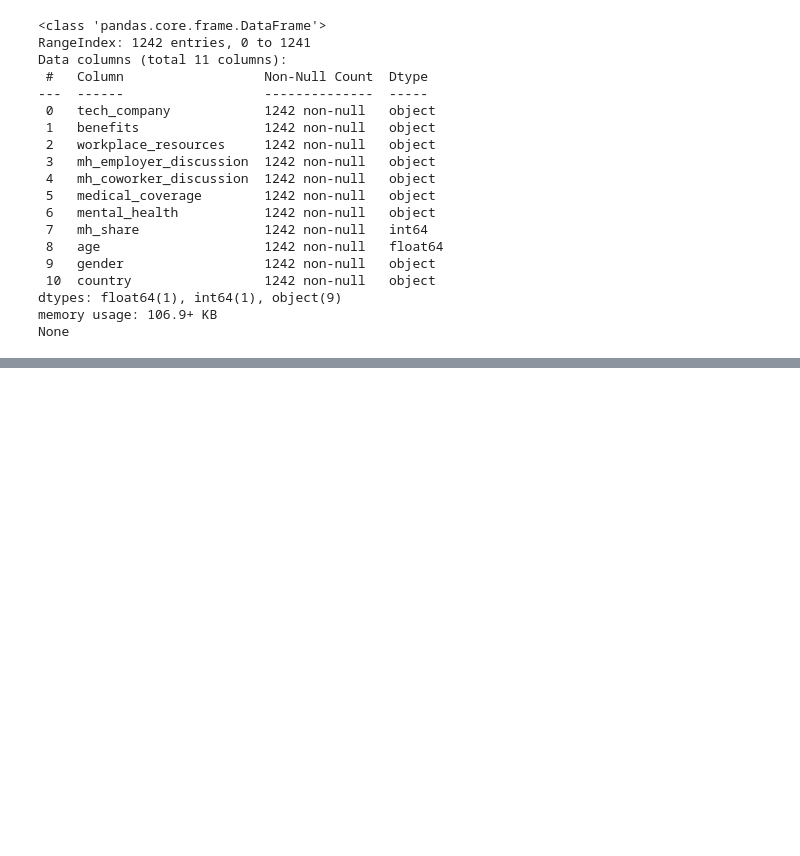
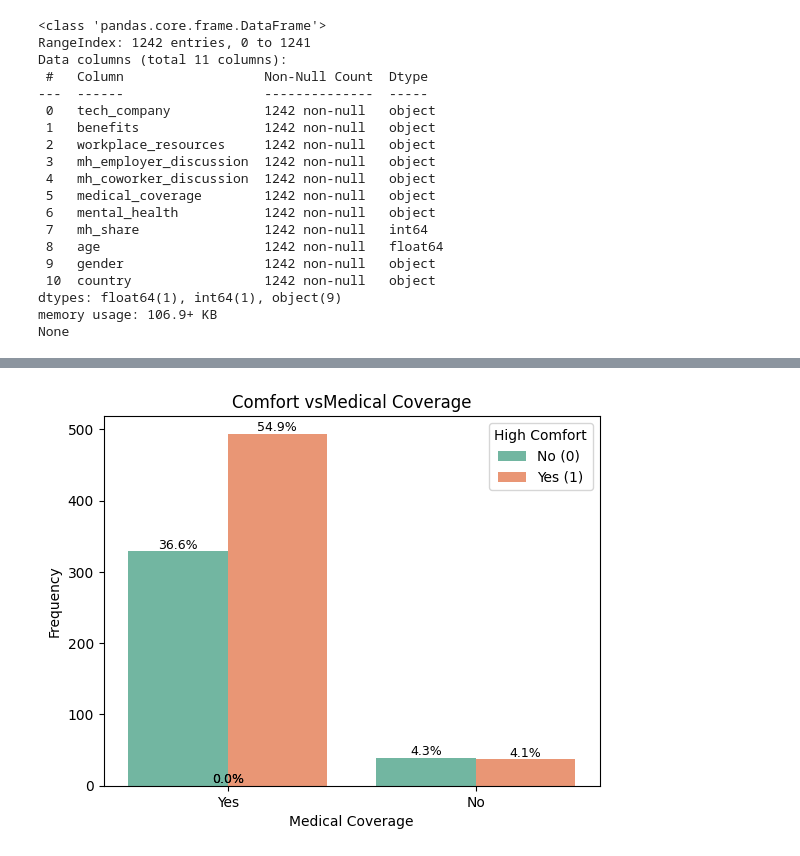
Before and after one commit to aladenisun/MSAAI_500_FinalProject, a Jupyter notebook: Mental_Health_and_Tech.ipynb, the cells around one changed output, grey strips where cells are left out. Saved outputs shown, nothing was run; the diff lists cells and outputs as text; code cells hidden in the pictures; blank space fills up the shorter version.

```diff
--- a/Mental_Health_and_Tech.ipynb
+++ b/Mental_Health_and_Tech.ipynb
@@ -480,0 +161,5 @@ This project investigated the role of workplace supports in shaping employees’
+# %%
+plot_count_with_pct("medical_coverage","high_comfort","Comfort vs"
+                    "Medical Coverage")
+# %% [output]
+[figure, added]
```
Also changed, not shown: parts of 79 cells of this notebook.
